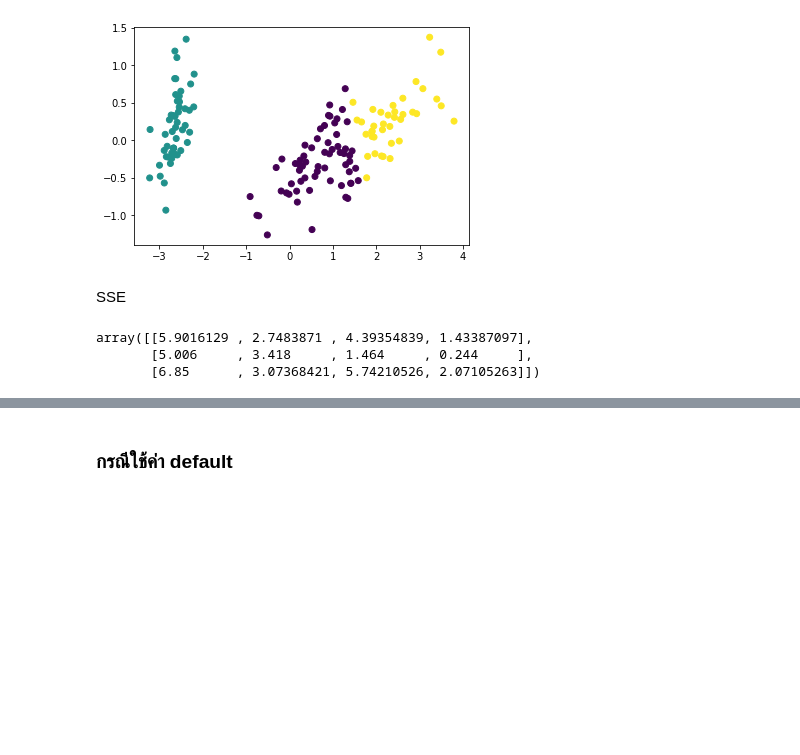
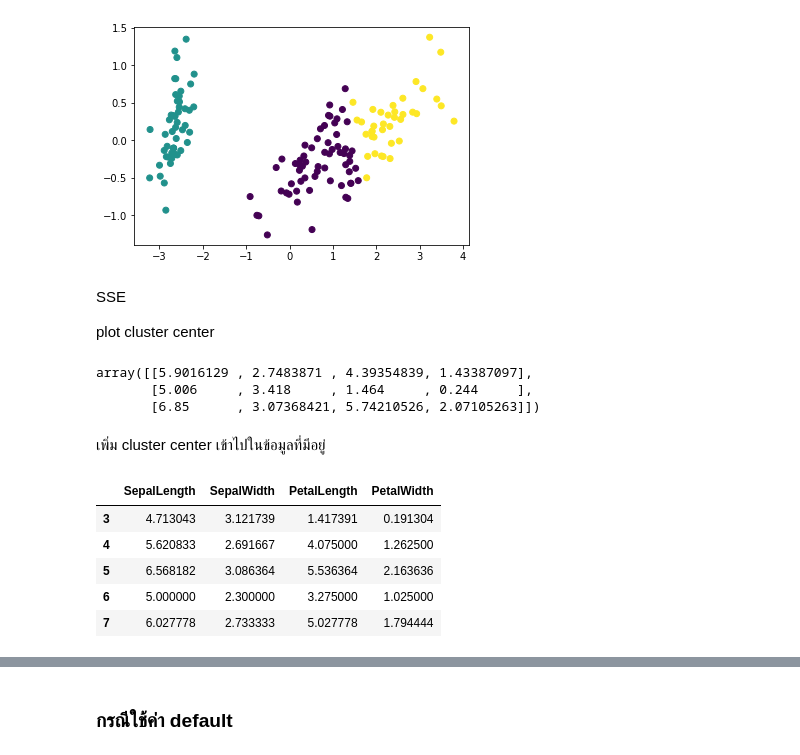
Before and after one commit to jittakorn-ch/multivariate, a Jupyter notebook: Chapter6_Cluster_Analysis.ipynb, the cells around one changed output, grey strips where cells are left out. Saved outputs shown, nothing was run; the diff lists cells and outputs as text; code cells hidden in the pictures; blank space fills up the shorter version.

```diff
--- a/Chapter6_Cluster_Analysis.ipynb
+++ b/Chapter6_Cluster_Analysis.ipynb
@@ -112,8 +116,10 @@ plt.scatter(new_pca[:,0],new_pca[:,1],c=y)
 # %% [output]
 <matplotlib.collections.PathCollection at 0x...>
 [figure]
-# %% [markdown]
-SSE
+# %% [markdown]
+SSE
+
+plot cluster center
 # %%
 kmeans.cluster_centers_
 # %% [output]
@@ -125,0 +129,13 @@ new_data_pca = pca.transform(example_df_drop)
+# %% [markdown]
+เพิ่ม cluster center เข้าไปในข้อมูลที่มีอยู่
+# %%
+example_df_drop_CC = example_df_drop.append(pd.DataFrame({'SepalLength':kmeans.cluster_centers_[:,0],'SepalWidth':kmeans.cluster_centers_[:,1],
+                                             'PetalLength':kmeans.cluster_centers_[:,2],'PetalWidth':kmeans.cluster_centers_[:,3]}))
+example_df_drop_CC.tail()
+# %% [output]
+|  | SepalLength | SepalWidth | PetalLength | PetalWidth |
+| 3 | 4.713043 | 3.121739 | 1.417391 | 0.191304 |
+| 4 | 5.620833 | 2.691667 | 4.075000 | 1.262500 |
+| 5 | 6.568182 | 3.086364 | 5.536364 | 2.163636 |
+| 6 | 5.000000 | 2.300000 | 3.275000 | 1.025000 |
+| 7 | 6.027778 | 2.733333 | 5.027778 | 1.794444 |
```
Also changed, not shown: parts of 18 cells of this notebook.
